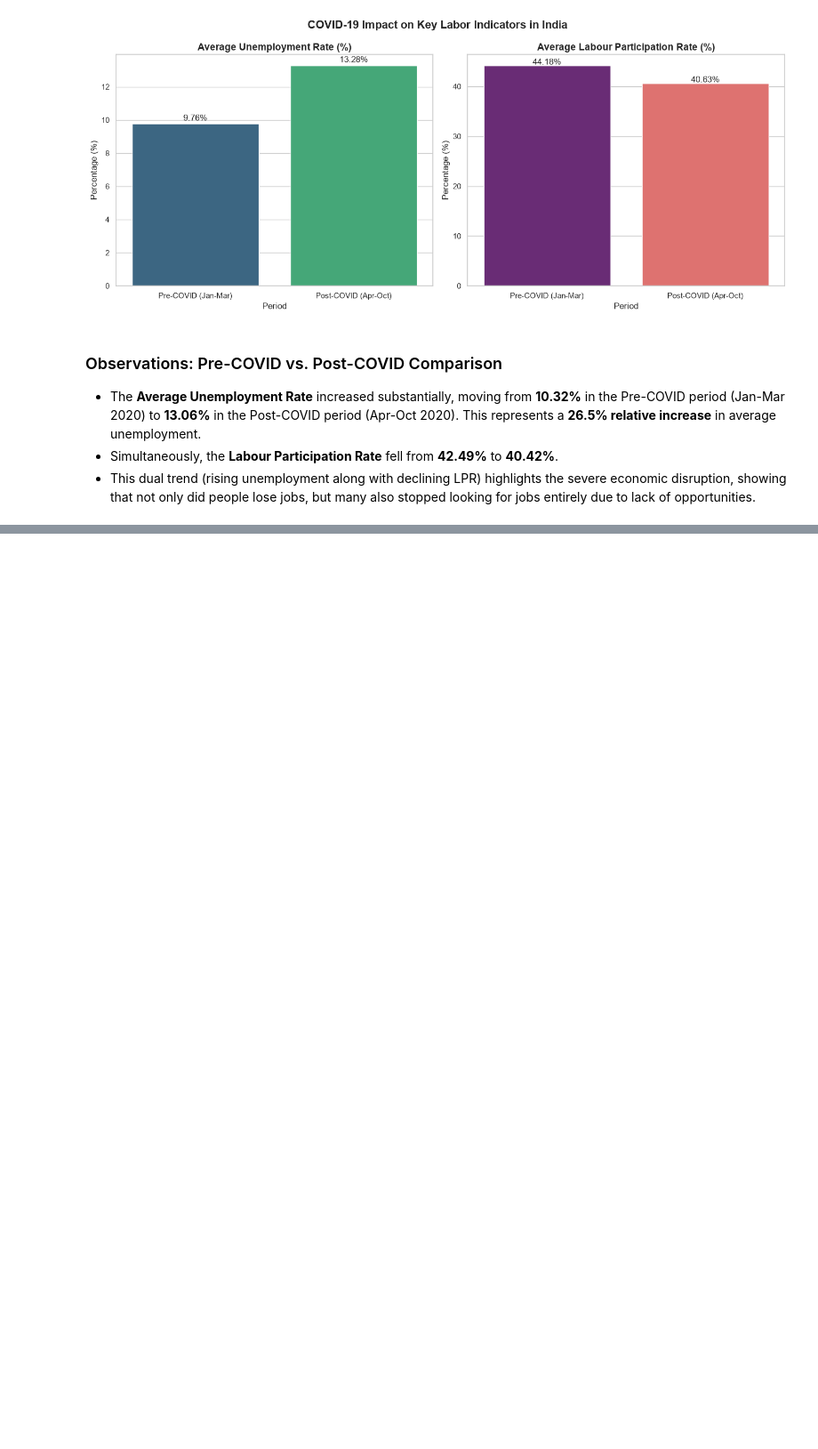
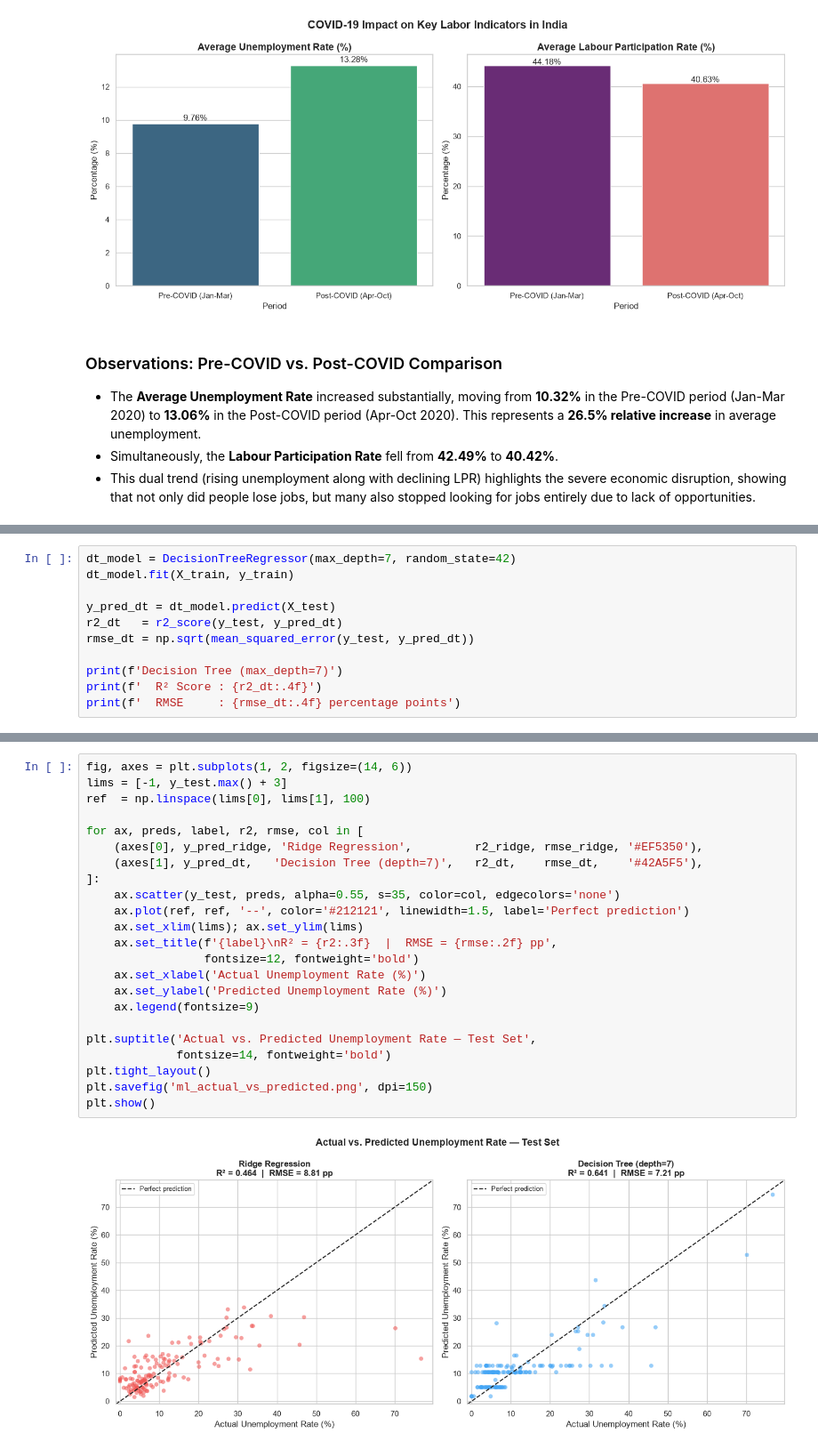
Before and after one commit to Piyush04492/Unemployment_Analysis, a Jupyter notebook: unemployment_analysis.ipynb, the cells around one changed output, grey strips where cells are left out. Shown at 89% size. Drawn from its saved outputs; the diff is of its cells as text; blank space fills up the shorter version.

```diff
--- a/unemployment_analysis.ipynb
+++ b/unemployment_analysis.ipynb
@@ -413,0 +488,11 @@ plt.show()
+# %%
+dt_model = DecisionTreeRegressor(max_depth=7, random_state=42)
+dt_model.fit(X_train, y_train)
+
+y_pred_dt = dt_model.predict(X_test)
+r2_dt   = r2_score(y_test, y_pred_dt)
+rmse_dt = np.sqrt(mean_squared_error(y_test, y_pred_dt))
+
+print(f'Decision Tree (max_depth=7)')
+print(f'  R² Score : {r2_dt:.4f}')
+print(f'  RMSE     : {rmse_dt:.4f} percentage points')
@@ -413,0 +510,25 @@ plt.show()
+# %%
+fig, axes = plt.subplots(1, 2, figsize=(14, 6))
+lims = [-1, y_test.max() + 3]
+ref  = np.linspace(lims[0], lims[1], 100)
+
+for ax, preds, label, r2, rmse, col in [
+    (axes[0], y_pred_ridge, 'Ridge Regression',         r2_ridge, rmse_ridge, '#EF5350'),
+    (axes[1], y_pred_dt,   'Decision Tree (depth=7)',   r2_dt,    rmse_dt,    '#42A5F5'),
+]:
+    ax.scatter(y_test, preds, alpha=0.55, s=35, color=col, edgecolors='none')
+    ax.plot(ref, ref, '--', color='#212121', linewidth=1.5, label='Perfect prediction')
+    ax.set_xlim(lims); ax.set_ylim(lims)
+    ax.set_title(f'{label}\nR² = {r2:.3f}  |  RMSE = {rmse:.2f} pp',
+                 fontsize=12, fontweight='bold')
+    ax.set_xlabel('Actual Unemployment Rate (%)')
+    ax.set_ylabel('Predicted Unemployment Rate (%)')
+    ax.legend(fontsize=9)
+
+plt.suptitle('Actual vs. Predicted Unemployment Rate — Test Set',
+             fontsize=14, fontweight='bold')
+plt.tight_layout()
+plt.savefig('ml_actual_vs_predicted.png', dpi=150)
+plt.show()
+# %% [output]
+[figure, added]
```
Also changed, not shown: parts of 22 cells of this notebook, 3 other files.
